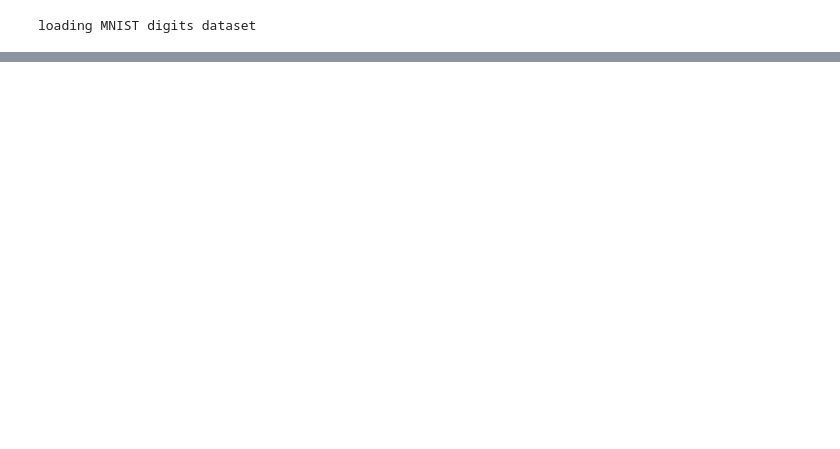
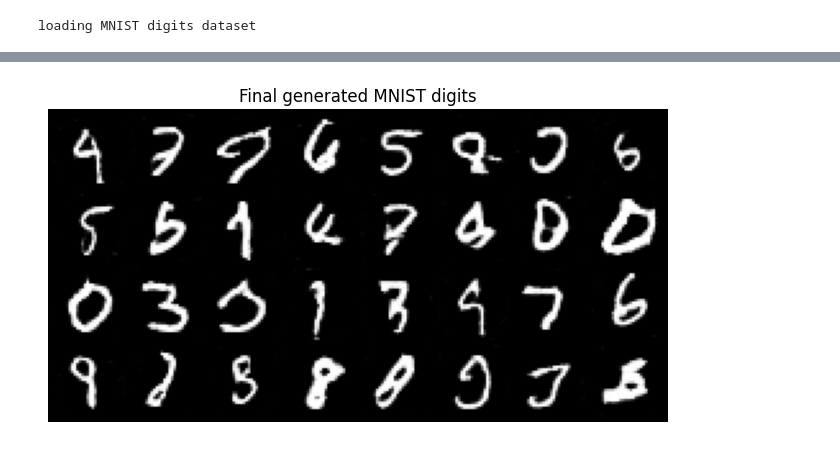
Before and after one commit to LukasStrandberg/advanced-deep-learning-physics-engineering, a Jupyter notebook: assigmnets/A5_GAN_MNIST.ipynb, the cells around one changed output, grey strips where cells are left out. Cells and saved outputs as stored; diff of their text form; code cells hidden in the pictures; blank space fills up the shorter version.

```diff
--- a/assigmnets/A5_GAN_MNIST.ipynb
+++ b/assigmnets/A5_GAN_MNIST.ipynb
@@ -35,7 +60,7 @@ myTransforms = transforms.Compose([transforms.ToTensor(),transforms.Normalize((0
 print("loading MNIST digits dataset")
 dataset = datasets.MNIST(root="dataset/", transform=myTransforms, download=True)
 # let's create a dataloader to load the data in batches
-loader = DataLoader(dataset, batch_size=batchSize, shuffle=True)
+loader = DataLoader(dataset, batch_size=batchSize, shuffle=True, num_workers=4, pin_memory=True)
 # %% [output]
 loading MNIST digits dataset
 # %%
@@ -61,7 +86,6 @@ class Generator(nn.Module):
             nn.ConvTranspose2d(32, 1, kernel_size=4, stride=2, padding=1),
 
             nn.Tanh(),  # It is helpful to use the tanh activation function to force the ouput into the [-1,1] range that our normalized images have.
-            nn.Flatten()
         )
 
     def forward(self, x):
@@ -76,11 +100,15 @@ class Discriminator(nn.Module):
     def __init__(self):
         super().__init__()
         self.disc = nn.Sequential(
-            nn.Linear(image_dimension, 128),
+            nn.Conv2d(1, 32, kernel_size=4, stride=2, padding=1),   # 28 -> 14
             nn.LeakyReLU(0.2, inplace=True),
-            nn.Linear(128, 64),
+
+            nn.Conv2d(32, 64, kernel_size=4, stride=2, padding=1),  # 14 -> 7
+            nn.BatchNorm2d(64),
             nn.LeakyReLU(0.2, inplace=True),
-            nn.Linear(64, 1),
+
+            nn.Flatten(),
+            nn.Linear(64 * 7 * 7, 1),
             nn.Sigmoid()
         )
 
@@ -169,0 +294,16 @@ for epoch in range(numEpochs):
+# %%
+# Show final generated images in the notebook
+generator.eval()
+
+with torch.no_grad():
+    generated = generator(fixed_noise).cpu()
+
+imgGrid = torchvision.utils.make_grid(generated, nrow=8, normalize=True)
+
+plt.figure(figsize=(8, 8))
+plt.imshow(imgGrid.permute(1, 2, 0), cmap="gray")
+plt.axis("off")
+plt.title("Final generated MNIST digits")
+plt.show()
+# %% [output]
+[figure, added]
```
Also changed, not shown: parts of 7 cells of this notebook, 5 other files.
